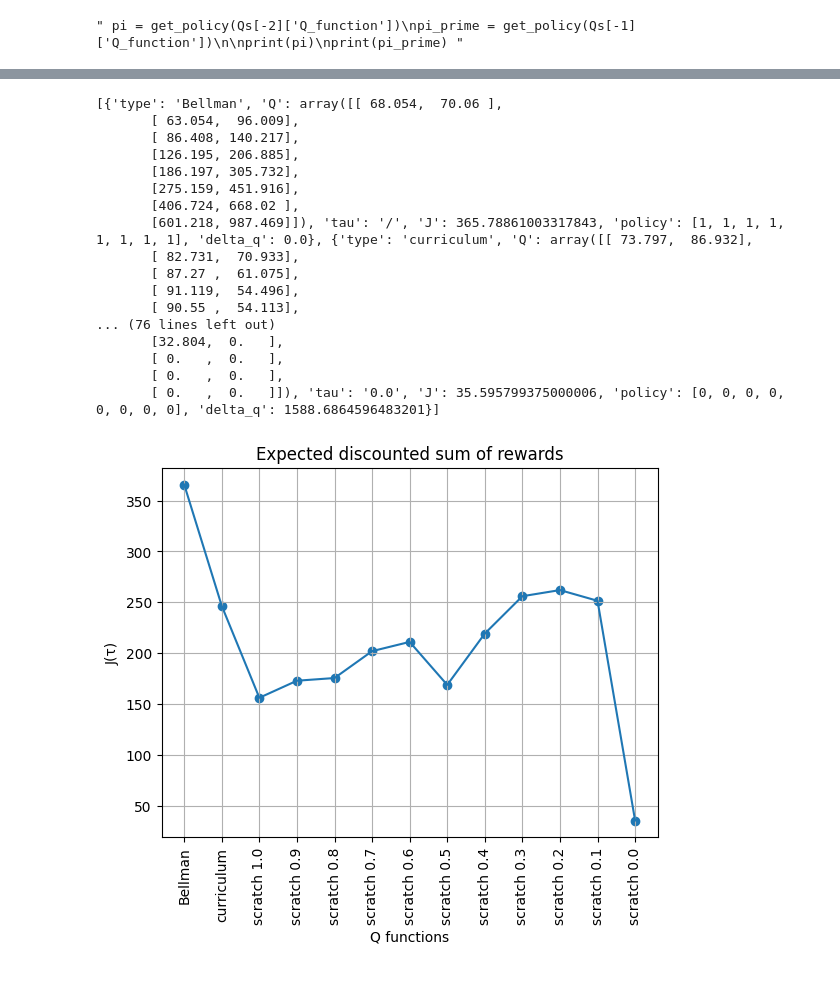
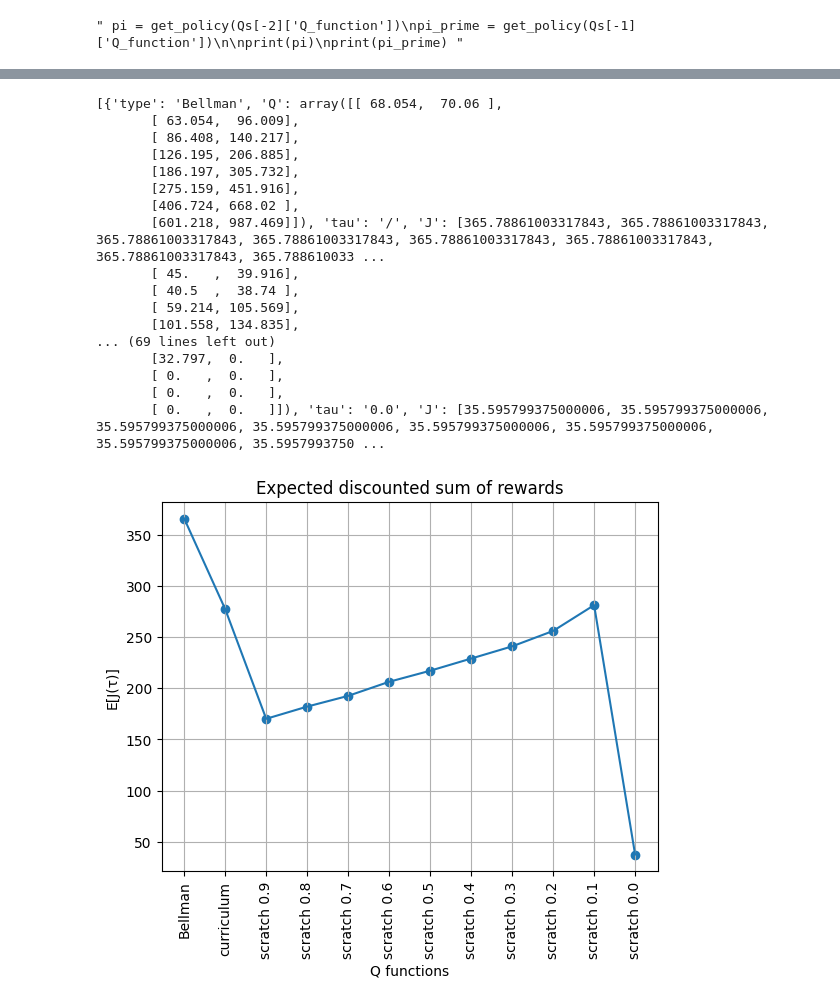
Before and after one commit to cris96spa/TMDP, a Jupyter notebook: Test.ipynb, the cells around one changed output, grey strips where cells are left out. Drawn from its saved outputs; the diff is of its cells as text; code cells hidden in the pictures.

Commit message:
Average results

```diff
--- a/Test.ipynb
+++ b/Test.ipynb
@@ -80,16 +81,12 @@ print(pi_prime) """
 " pi = get_policy(Qs[-2]['Q_function'])\npi_prime = get_policy(Qs[-1]['Q_function'])\n\nprint(pi)\nprint(pi_prime) "
 # %%
 
-taus = [1 - i*0.1 for i in range(10)]
+taus = [0.9, 0.8, 0.7, 0.6, 0.5, 0.4, 0.3, 0.2, 0.1, 0]
 Q = np.zeros((tmdp.nS, tmdp.nA))
 # Curriculul for decreasing values of tau
 for tau in taus:
     tmdp = TMDP(river, xi, tau, gamma)
-    M = 10000
-    if tau == 0:
-       M=100000
-       print("here")
-
+    M = 20000
     s = tmdp.reset()
     ret = 0
     a = eps_greedy(s, Q, 1., tmdp.allowed_actions[s.item()])
@@ -99,17 +96,15 @@ J = get_expected_avg_reward(tmdp.nS, tmdp.nA, tmdp.P_mat, get_policy(Q), tmdp.re
 results.append({"type":"curriculum", "Q": Q, "tau":"1 -> 0", "J":J, "policy":get_policy(Q), "delta_q":delta_q})
 # %%
 # Learning from scratch with different values of tau
-taus.append(0)
 for tau in taus:
     tmdp = TMDP(river, xi, tau, gamma)
     Q = np.zeros((tmdp.nS, tmdp.nA))
+    M = 20000
 
     s = tmdp.reset()
-    M = 10000
     ret = 0
     a = eps_greedy(s, Q, 1., tmdp.allowed_actions[s.item()])
     Q = Q_learning(tmdp, s, a, Q, M)
-    print(get_policy(Q, False))
     delta_q = np.linalg.norm(Q_star - Q, np.inf)
     J = get_expected_avg_reward(tmdp.nS, tmdp.nA, tmdp.P_mat_tau, get_policy(Q), tmdp.reward, tmdp.gamma, tmdp.mu)
     results.append({"type":"scratch", "Q": Q, "tau":"{:.1f}".format(tau), "J":J, "policy":get_policy(Q),"delta_q":delta_q})
@@ -134,5 +111,19 @@ for tau in taus:
+# %%
+# Read previous results from file
+try:
+    res = read_results(tmdp.nS, tmdp.nA, "river_swim")
+except:
+    res = []
+
+# Add current results to old ones
+for r in results:
+    res.append(r)
+# %%
+# Update overall results
+write_results(tmdp.nS, tmdp.nA, "river_swim", res, 'w')
+agg_res = aggregate_results(res, len(results))
 # %%
-print(results)
+print(agg_res)
 # %% [output]
 [{'type': 'Bellman', 'Q': array([[ 68.054,  70.06 ],
        [ 63.054,  96.009],
@@ -141,34 +132,34 @@ print(results)
        [186.197, 305.732],
        [275.159, 451.916],
        [406.724, 668.02 ],
-       [601.218, 987.469]]), 'tau': '/', 'J': 365.78861003317843, 'policy': [1, 1, 1, 1, 1, 1, 1, 1], 'delta_q': 0.0}, {'type': 'curriculum', 'Q': array([[ 73.797,  86.932],
-       [ 82.731,  70.933],
-       [ 87.27 ,  61.075],
-       [ 91.119,  54.496],
-       [ 90.55 ,  54.113],
-... (76 lines left out)
-       [32.804,  0.   ],
+       [601.218, 987.469]]), 'tau': '/', 'J': [365.78861003317843, 365.78861003317843, 365.78861003317843, 365.78861003317843, 365.78861003317843, 365.78861003317843, 365.78861003317843, 365.788610033 ...
+       [ 45.   ,  39.916],
+       [ 40.5  ,  38.74 ],
+       [ 59.214, 105.569],
+       [101.558, 134.835],
+... (69 lines left out)
+       [32.797,  0.   ],
        [ 0.   ,  0.   ],
        [ 0.   ,  0.   ],
-       [ 0.   ,  0.   ]]), 'tau': '0.0', 'J': 35.595799375000006, 'policy': [0, 0, 0, 0, 0, 0, 0, 0], 'delta_q': 1588.6864596483201}]
+       [ 0.   ,  0.   ]]), 'tau': '0.0', 'J': [35.595799375000006, 35.595799375000006, 35.595799375000006, 35.595799375000006, 35.595799375000006, 35.595799375000006, 35.595799375000006, 35.5957993750 ...
 # %%
 x = []
 y = []
-for res in results:
-    x.append(res['J'])
+for res in agg_res:
+    x.append(res['avg_J'])
     label = res['type'] + " " + str(res['tau']) if res['type'] == 'scratch' else res['type']
     y.append(label)
 
 #fig, ax = plt.subplots(figsize=(5, 2.7), layout='constrained')
 plt.scatter(y, x)
 plt.plot(y, x)
 plt.xlabel("Q functions")
 plt.xticks(rotation=90)
-plt.ylabel("J(τ)")
+plt.ylabel("E[J(τ)]")
 plt.title("Expected discounted sum of rewards")
 plt.grid(visible=True)
 # %% [output]
-[figure, old version]
+[figure, new version]
 # %%
 x = []
 y = []
```
Also changed, not shown: parts of 5 cells of this notebook, 3 other files.
